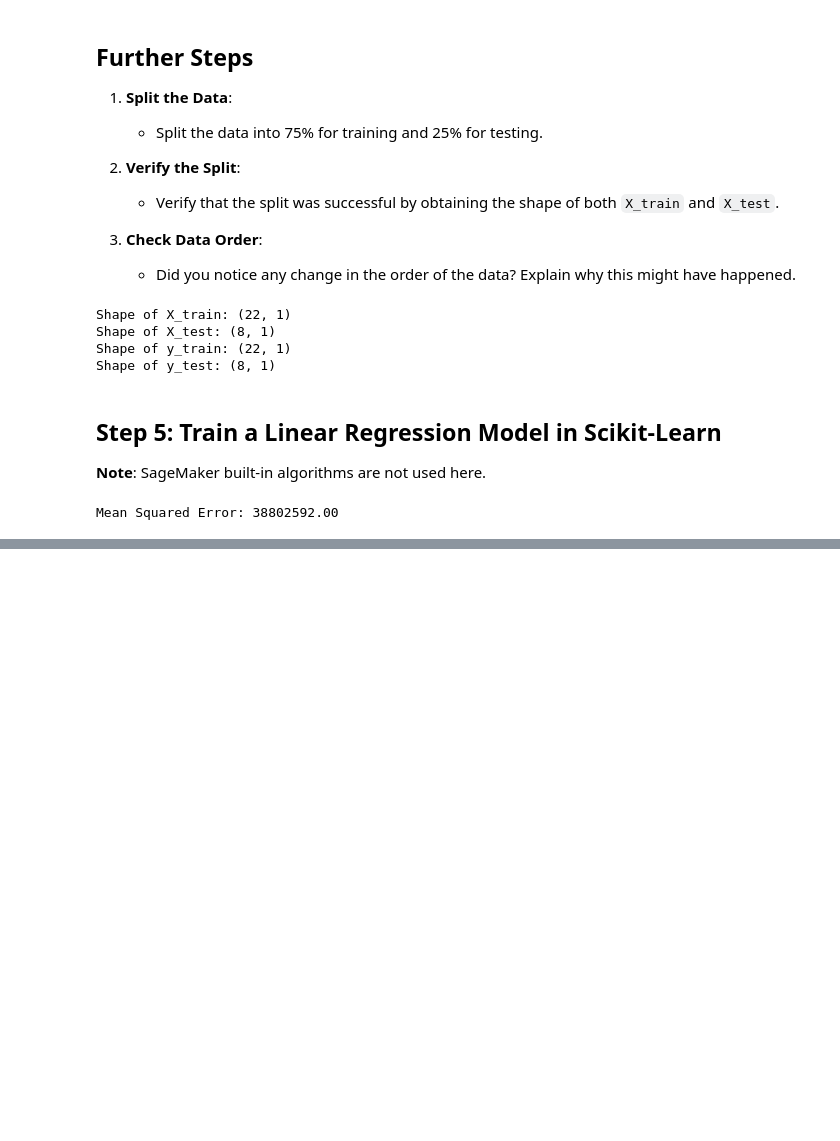
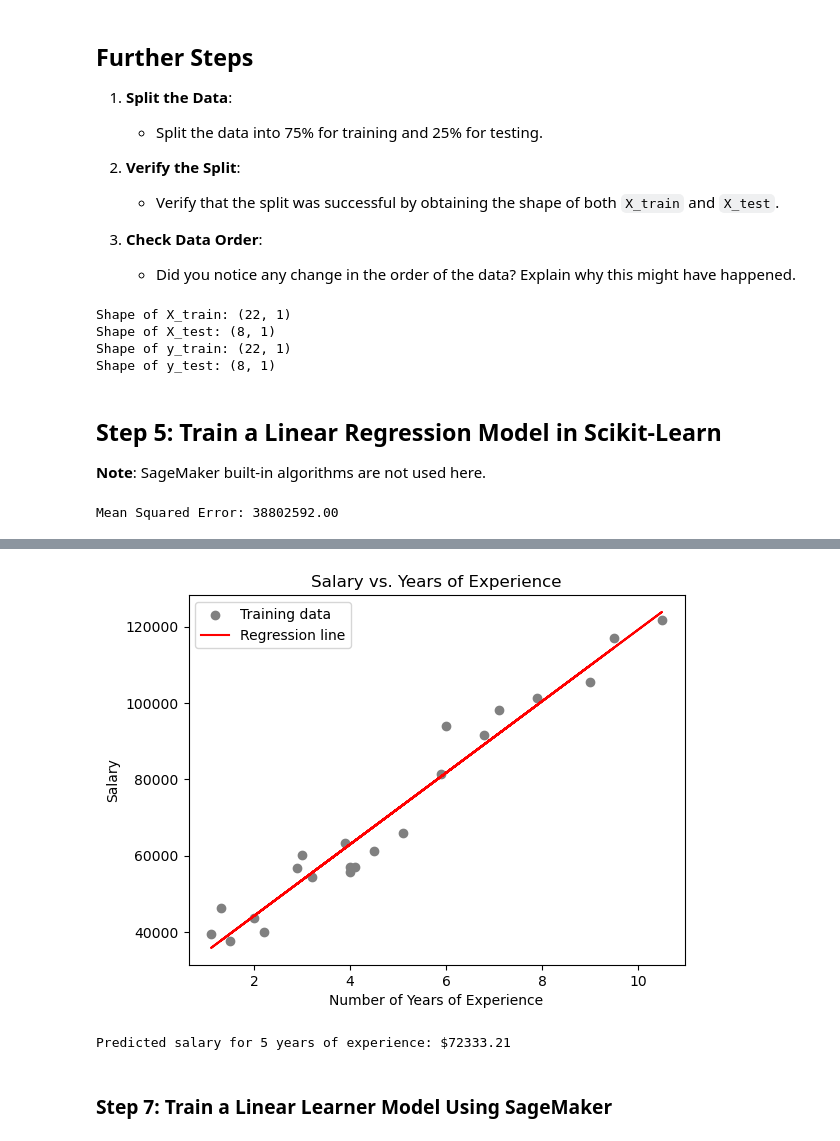
Before and after one commit to longmen2019/Salary_Prediction_With_SageMaker, a Jupyter notebook: Salary_Prediction_With_SageMaker.ipynb, the cells around one changed output, grey strips where cells are left out. Saved outputs shown, nothing was run; the diff lists cells and outputs as text; code cells hidden in the pictures; blank space fills up the shorter version.

```diff
--- a/Salary_Prediction_With_SageMaker.ipynb
+++ b/Salary_Prediction_With_SageMaker.ipynb
@@ -396,0 +414,15 @@ Mean Squared Error: 38802592.00
+# %%
+from sklearn.linear_model import LinearRegression
+
+# Initialize the regression model with fit_intercept set to False
+regression_model_no_intercept = LinearRegression(fit_intercept=False)
+
+# Fit the model with the training data
+regression_model_no_intercept.fit(X_train, y_train)
+
+# Print the coefficient(s) of the new model
+print('Linear Model Coefficient (m) with fit_intercept=False: ', regression_model_no_intercept.coef_)
+
+# Print the intercept of the new model
+# Since fit_intercept=False, the intercept should be zero or very close to zero
+print('Linear Model Intercept (b) with fit_intercept=False: ', regression_model_no_intercept.intercept_)
@@ -396,0 +454,57 @@ Mean Squared Error: 38802592.00
+# %%
+import matplotlib.pyplot as plt
+
+# Scatter plot of the training data
+# This will plot the actual data points of the training set
+# X_train is the input feature (Years of Experience) and y_train is the target variable (Salary)
+plt.scatter(X_train, y_train, color='gray', label='Training data')
+
+# Plot the regression line
+# This will plot the predicted values from the regression model on the training data
+# The line represents the best fit line according to the linear regression model
+plt.plot(X_train, regression_model_sklearn.predict(X_train), color='red', label='Regression line')
+
+# Label the y-axis
+# This label indicates that the y-axis represents the Salary
+plt.ylabel('Salary')
+
+# Label the x-axis
+# This label indicates that the x-axis represents the Number of Years of Experience
+plt.xlabel('Number of Years of Experience')
+
+# Add a title to the plot
+# The title provides a brief description of what the plot represents
+plt.title('Salary vs. Years of Experience')
+
+# Add a legend to the plot
+# The legend helps to distinguish between the actual data points and the regression line
+plt.legend()
+
+# Display the plot
+# This will render the plot in the output
+plt.show()
+# %% [output]
+[figure, added]
+# %%
+import numpy as np
+
+# Define the number of years of experience for which we want to predict the salary
+years_of_experience = 5
+
+# Reshape the input to match the expected shape for the model
+# The model expects a 2D array, so we reshape the single value into a 2D array
+experience_array = np.array([[years_of_experience]])
+
+# Use the trained regression model to predict the salary
+predicted_salary = regression_model_sklearn.predict(experience_array)
+
+# Convert the predicted salary to a float for proper formatting
+predicted_salary_value = float(predicted_salary[0])
+
+# Output the predicted salary
+# The .2f format specifier ensures the salary is displayed with two decimal places
+print(f"Predicted salary for {years_of_experience} years of experience: ${predicted_salary_value:.2f}")
+# %% [output]
+Predicted salary for 5 years of experience: $72333.21
+# %% [markdown]
+### Step 7: Train a Linear Learner Model Using SageMaker
```
Also changed, not shown: parts of 8 cells of this notebook.
